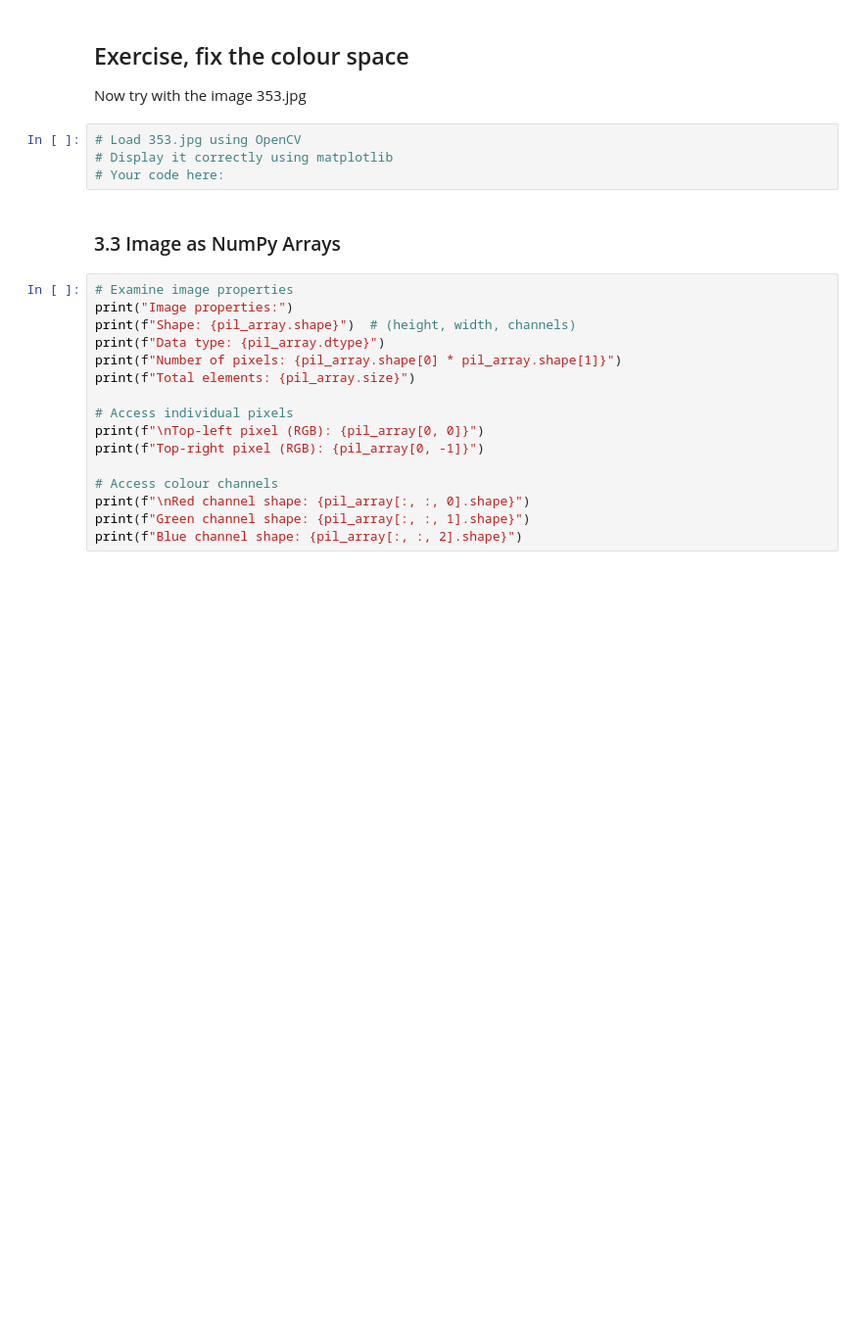
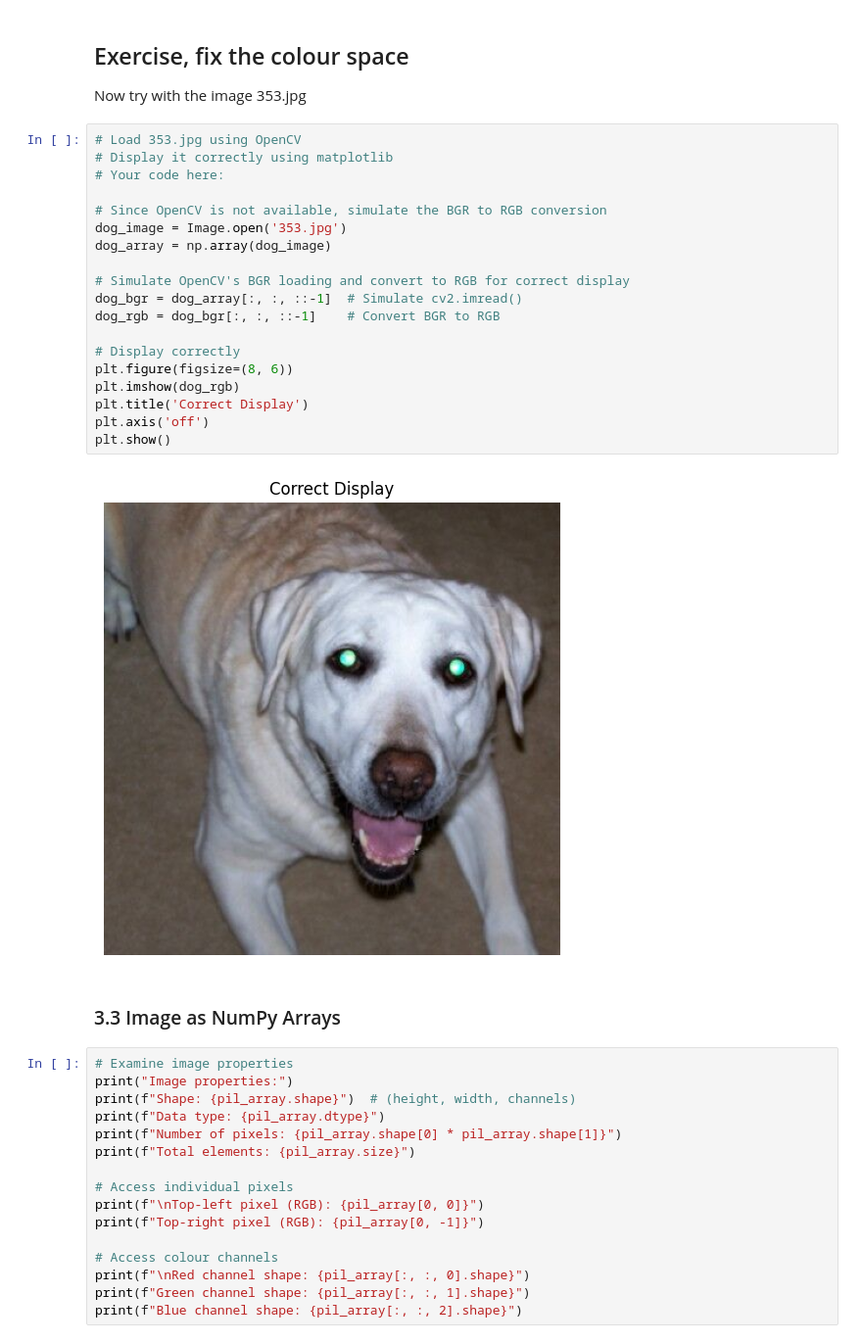
Before and after one commit to natashazywczyk/MachineLearningLabs, a Jupyter notebook: Lab 1/ML_Lab1_Data_Fundamentals.ipynb, the cells around one changed output. Shown at 98% size. Cells and saved outputs as stored; diff of their text form; blank space fills up the shorter version.

```diff
--- a/Lab 1/ML_Lab1_Data_Fundamentals.ipynb
+++ b/Lab 1/ML_Lab1_Data_Fundamentals.ipynb
@@ -773,10 +812,27 @@ print("  • Always check documentation!")
 ## Exercise, fix the colour space
 
 Now try with the image 353.jpg
-# %%
-# Load 353.jpg using OpenCV
-# Display it correctly using matplotlib
-# Your code here:
+# %%
+# Load 353.jpg using OpenCV
+# Display it correctly using matplotlib
+# Your code here:
+
+# Since OpenCV is not available, simulate the BGR to RGB conversion
+dog_image = Image.open('353.jpg')
+dog_array = np.array(dog_image)
+
+# Simulate OpenCV's BGR loading and convert to RGB for correct display
+dog_bgr = dog_array[:, :, ::-1]  # Simulate cv2.imread()
+dog_rgb = dog_bgr[:, :, ::-1]    # Convert BGR to RGB
+
+# Display correctly
+plt.figure(figsize=(8, 6))
+plt.imshow(dog_rgb)
+plt.title('Correct Display')
+plt.axis('off')
+plt.show()
+# %% [output]
+[figure, added]
 # %% [markdown]
 ### 3.3 Image as NumPy Arrays
 # %%
```
Also changed, not shown: parts of 21 cells of this notebook, 3 other files.
